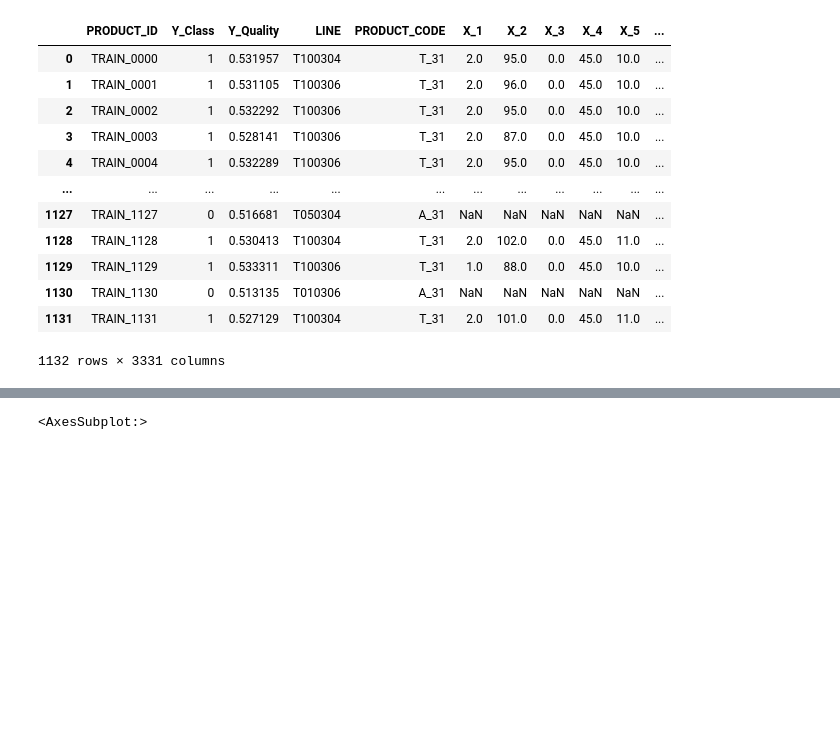
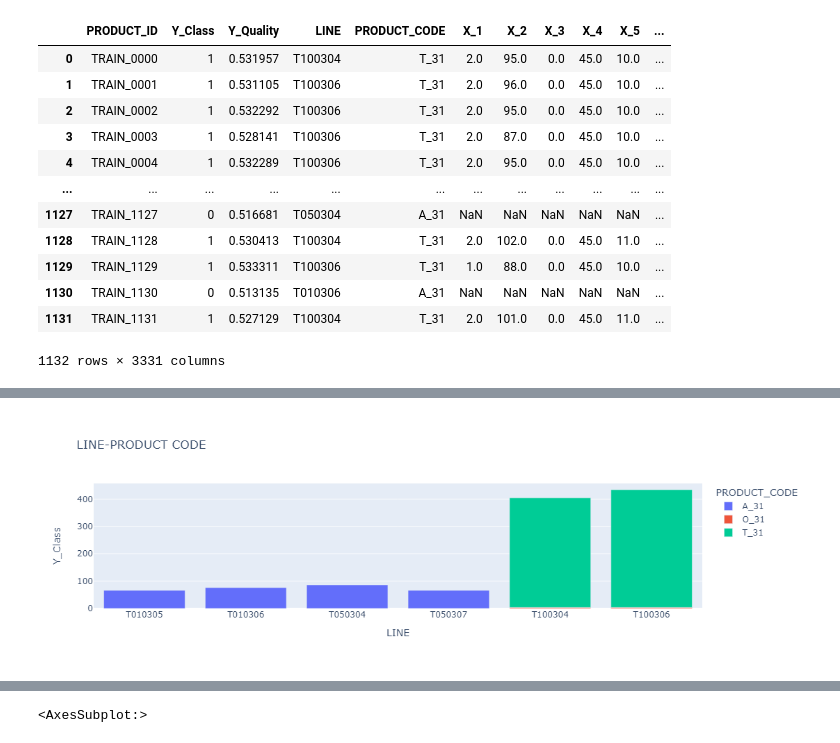
Before and after one commit to LGAimers/AI-PTA, a Jupyter notebook: dolphin/EDA_total.ipynb, the cells around one changed output, grey strips where cells are left out. Cells and saved outputs as stored; diff of their text form; code cells hidden in the pictures; blank space fills up the shorter version.

```diff
--- a/dolphin/EDA_total.ipynb
+++ b/dolphin/EDA_total.ipynb
@@ -96,0 +97,10 @@ cat_data = data.iloc[:, 0:4].drop(['Y_Quality'], axis=1)
+# %%
+vis_df = data.iloc[:, :4]
+vis_df2 = vis_df.drop(['Y_Quality'], axis=1)
+# %%
+grouped = vis_df['Y_Class'].groupby([vis_df['PRODUCT_CODE'], vis_df['LINE']]).count()
+grouped = grouped.to_frame().reset_index()
+fig = px.bar(grouped, x="LINE", y="Y_Class", color = "PRODUCT_CODE", title="LINE-PRODUCT CODE") # color_discrete_sequence=px.colors.qualitative.G10
+fig.show()
+# %% [output]
+[figure, added]
```
Also changed, not shown: parts of 18 cells of this notebook.
